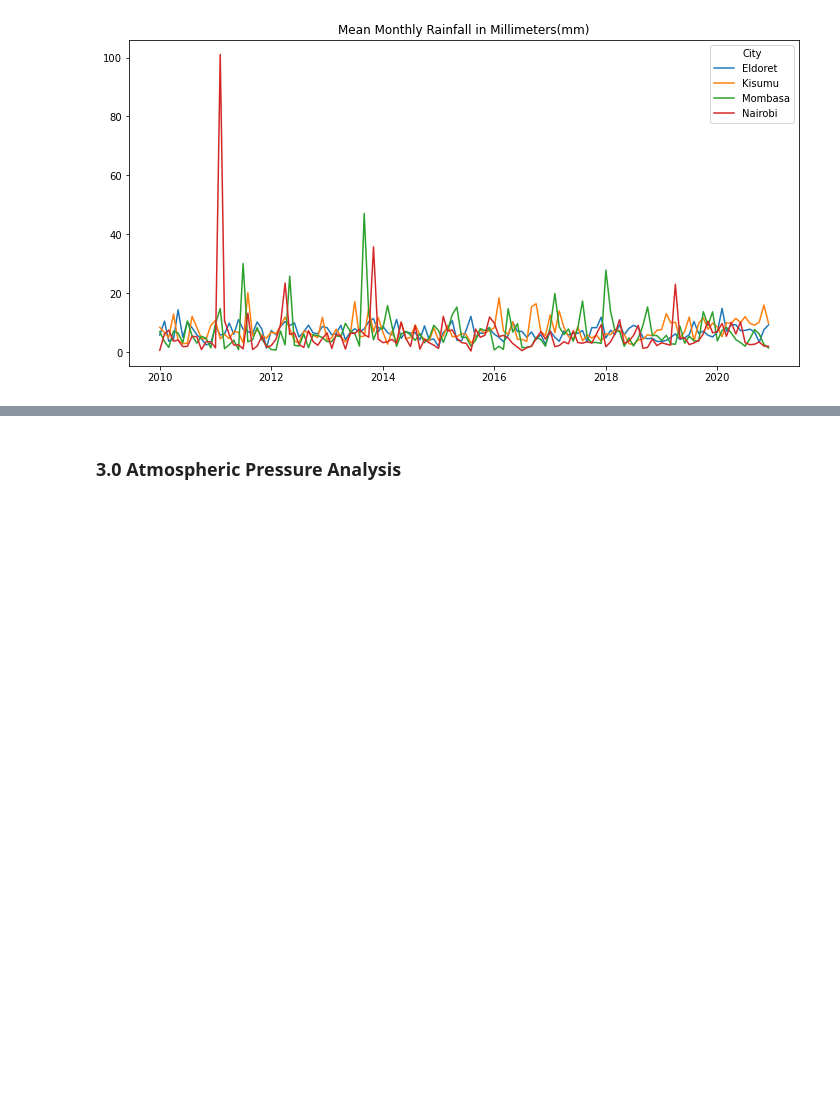
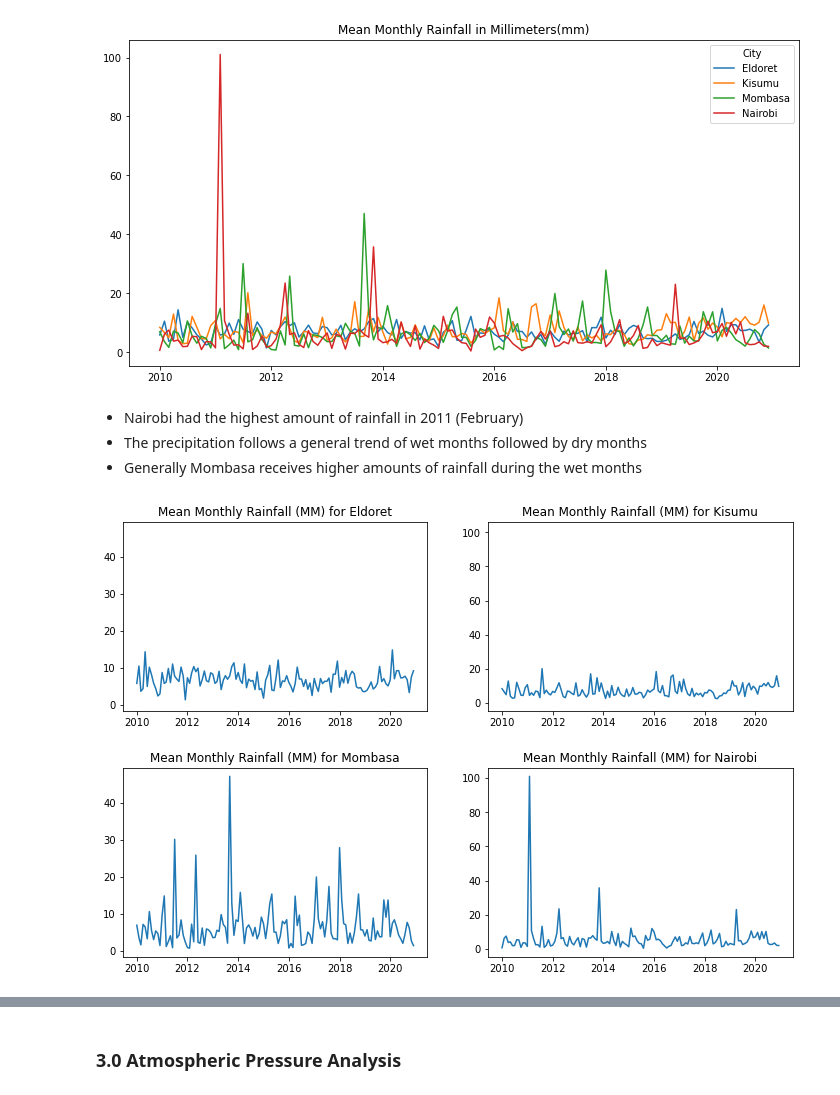
Before and after one commit to wkirui/Weather-Data-Analysis, a Jupyter notebook: Weather Scraper.ipynb, the cells around one changed output, grey strips where cells are left out. Saved outputs shown, nothing was run; the diff lists cells and outputs as text; code cells hidden in the pictures; blank space fills up the shorter version.

```diff
--- a/Weather Scraper.ipynb
+++ b/Weather Scraper.ipynb
@@ -322,3 +322,28 @@ plt.ylabel('')
 plt.show()
 # %% [output]
 [figure]
+# %% [markdown]
+- Nairobi had the highest amount of rainfall in 2011 (February)
+- The precipitation follows a general trend of wet months followed by dry months
+- Generally Mombasa receives higher amounts of rainfall during the wet months
+# %%
+# plot data in different graphs
+cities = city_monthly_precipitation['City'].unique()
+
+# plot data
+fig = plt.figure(figsize=(12,8))
+gs = fig.add_gridspec(2, 2, hspace=0.3, wspace=0.2)
+(ax1,ax2),(ax3,ax4) = gs.subplots(sharey='col',sharex='row')
+
+# get axes list
+axes_list = [x for x in fig.axes]
+
+# plot data
+for i in range(len(cities)):
+    filtered_data = city_monthly_precipitation[city_monthly_precipitation['City']==cities[i]]
+    sns.lineplot(x='year_month',y='Rainfall',data = filtered_data,ax=axes_list[i])
+    axes_list[i].set_title('Mean Monthly Rainfall (MM) for ' + cities[i])
+    axes_list[i].set_xlabel('')
+    axes_list[i].set_ylabel('')
+# %% [output]
+[figure, added]
```
Also changed, not shown: parts of 9 cells of this notebook.
